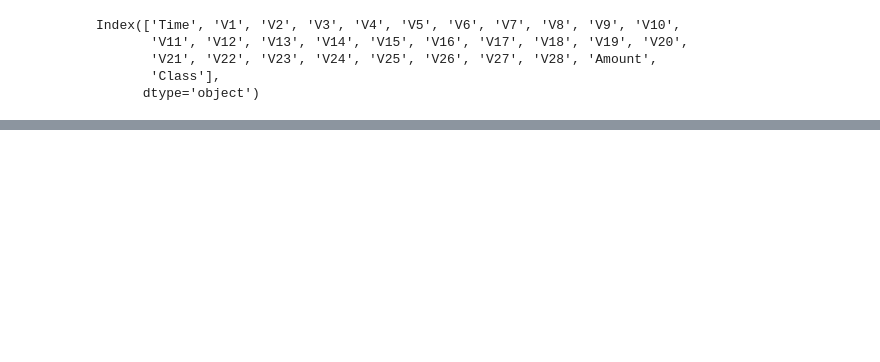
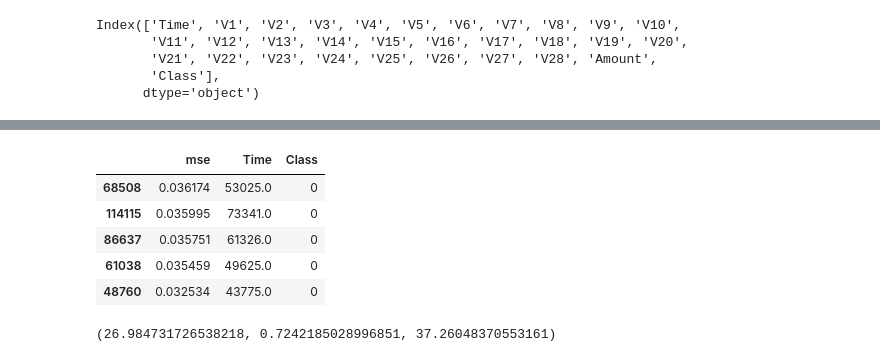
Before and after one commit to seokyeongheo/iot-data-practice, a Jupyter notebook: 4th/autoencoder_01.ipynb, the cells around one changed output, grey strips where cells are left out. Cells and saved outputs as stored; diff of their text form; code cells hidden in the pictures; blank space fills up the shorter version.

```diff
--- a/4th/autoencoder_01.ipynb
+++ b/4th/autoencoder_01.ipynb
@@ -34,0 +211,25 @@ Name: Class, dtype: int64
+# %%
+# result
+
+data_result.sort_values(by='mse', ascending=False).tail()
+# %% [output]
+|  | mse | Time | Class |
+| 68508 | 0.036174 | 53025.0 | 0 |
+| 114115 | 0.035995 | 73341.0 | 0 |
+| 86637 | 0.035751 | 61326.0 | 0 |
+| 61038 | 0.035459 | 49625.0 | 0 |
+| 48760 | 0.032534 | 43775.0 | 0 |
+# %%
+# 이상치 오류
+
+data_abnorm = data_result[data_result.Class == 1]
+abnorm = np.mean(data_abnorm.mse.values)
+
+# 정상치 오류
+
+data_norm = data_result[data_result.Class == 0]
+norm = np.mean(data_norm.mse.values)
+
+abnorm, norm, abnorm / norm
+# %% [output]
+(26.984731726538218, 0.7242185028996851, 37.26048370553161)
```
Also changed, not shown: parts of 24 cells of this notebook, 1 other file.
